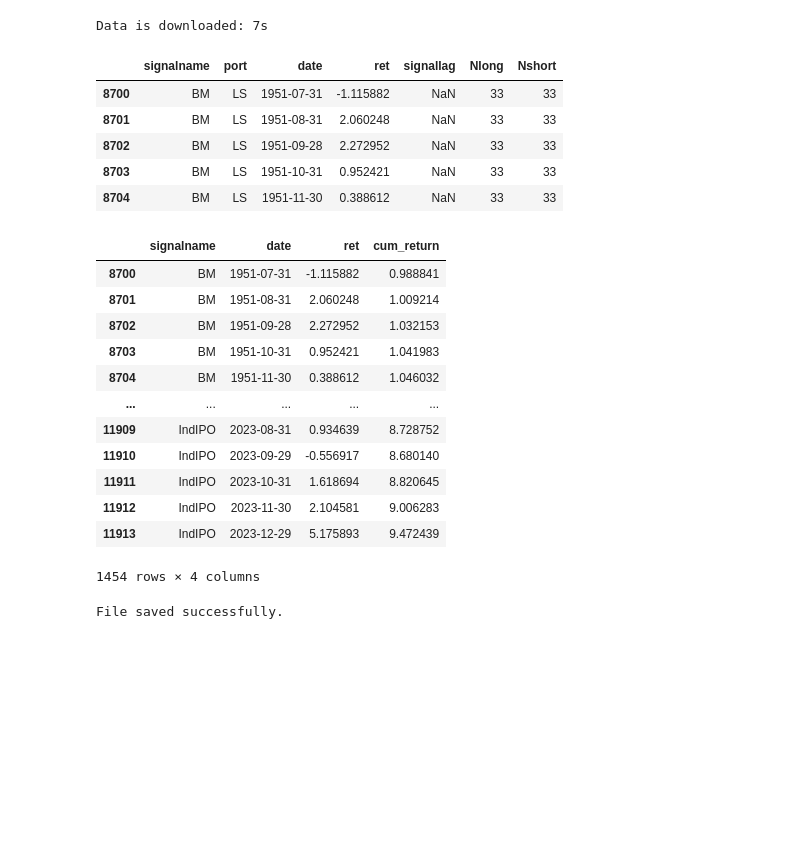
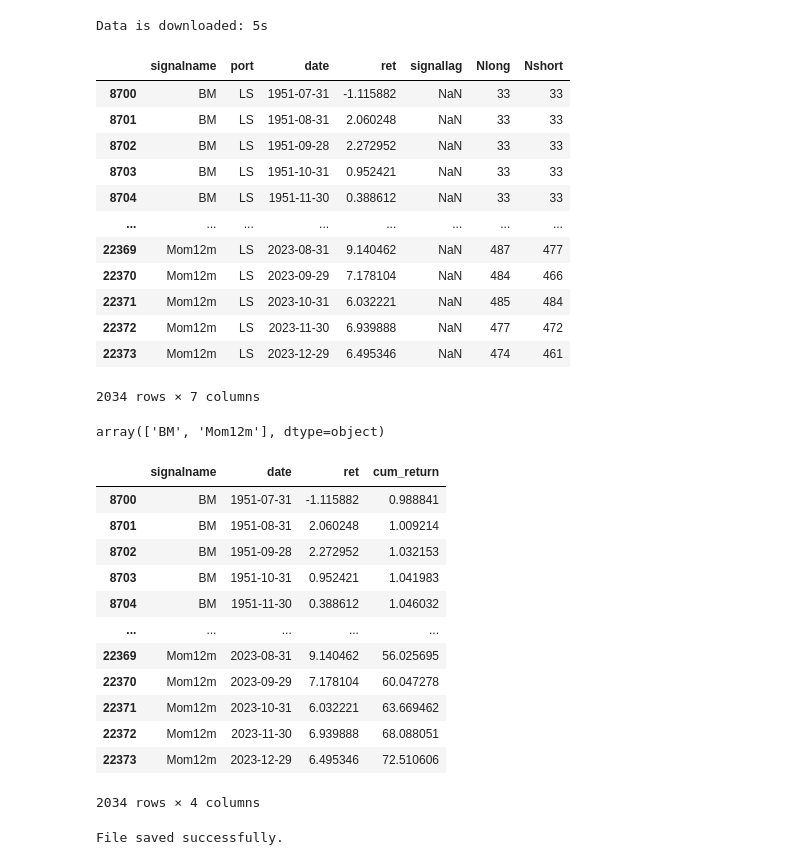
Before and after one commit to ank225git/lazy-prices_replication, a Jupyter notebook: util/get_OAP_data.ipynb, the cells around one changed output. Cells and saved outputs as stored; diff of their text form; code cells hidden in the pictures; blank space fills up the shorter version.

Commit message:
analysis done with new OAP signals

```diff
--- a/util/get_OAP_data.ipynb
+++ b/util/get_OAP_data.ipynb
@@ -1,32 +1,44 @@
 # %%
 import pandas as pd
 import openassetpricing as openap
 
 # Define the signals you want to download
-signallist = ['IndIPO', 'BM']
+# signallist = ['IndIPO', 'BM']
+signallist = ['BM', 'Mom12m']
 
 # Initialize OpenAssetPricing API object
 openap_obj = openap.OpenAP()
 
 # Download portfolio returns for the selected signals
 port_osap = openap_obj.dl_port('op', 'pandas', signallist)
 
 # Convert date column to datetime
 port_osap['date'] = pd.to_datetime(port_osap['date'])
 
 # Keep only long-short (LS) portfolios
 port_osap = port_osap[port_osap['port'] == 'LS']
 
 # Display the result
 port_osap
 # %% [output]
-Data is downloaded: 7s
+Data is downloaded: 5s
 |  | signalname | port | date | ret | signallag | Nlong | Nshort |
 | 8700 | BM | LS | 1951-07-31 | -1.115882 | NaN | 33 | 33 |
 | 8701 | BM | LS | 1951-08-31 | 2.060248 | NaN | 33 | 33 |
 | 8702 | BM | LS | 1951-09-28 | 2.272952 | NaN | 33 | 33 |
 | 8703 | BM | LS | 1951-10-31 | 0.952421 | NaN | 33 | 33 |
 | 8704 | BM | LS | 1951-11-30 | 0.388612 | NaN | 33 | 33 |
+| ... | ... | ... | ... | ... | ... | ... | ... |
+| 22369 | Mom12m | LS | 2023-08-31 | 9.140462 | NaN | 487 | 477 |
+| 22370 | Mom12m | LS | 2023-09-29 | 7.178104 | NaN | 484 | 466 |
+| 22371 | Mom12m | LS | 2023-10-31 | 6.032221 | NaN | 485 | 484 |
+| 22372 | Mom12m | LS | 2023-11-30 | 6.939888 | NaN | 477 | 472 |
+| 22373 | Mom12m | LS | 2023-12-29 | 6.495346 | NaN | 474 | 461 |
+2034 rows × 7 columns
+# %%
+port_osap['signalname'].unique()
+# %% [output]
+array(['BM', 'Mom12m'], dtype=object)
 # %%
 # Keep only relevant columns
 port_osap_clean = port_osap[['signalname', 'date', 'ret']].copy()
@@ -45,12 +57,12 @@ port_osap_clean
 | 8703 | BM | 1951-10-31 | 0.952421 | 1.041983 |
 | 8704 | BM | 1951-11-30 | 0.388612 | 1.046032 |
 | ... | ... | ... | ... | ... |
-| 11909 | IndIPO | 2023-08-31 | 0.934639 | 8.728752 |
-| 11910 | IndIPO | 2023-09-29 | -0.556917 | 8.680140 |
-| 11911 | IndIPO | 2023-10-31 | 1.618694 | 8.820645 |
-| 11912 | IndIPO | 2023-11-30 | 2.104581 | 9.006283 |
-| 11913 | IndIPO | 2023-12-29 | 5.175893 | 9.472439 |
+| 22369 | Mom12m | 2023-08-31 | 9.140462 | 56.025695 |
+| 22370 | Mom12m | 2023-09-29 | 7.178104 | 60.047278 |
+| 22371 | Mom12m | 2023-10-31 | 6.032221 | 63.669462 |
+| 22372 | Mom12m | 2023-11-30 | 6.939888 | 68.088051 |
+| 22373 | Mom12m | 2023-12-29 | 6.495346 | 72.510606 |
-1454 rows × 4 columns
+2034 rows × 4 columns
 # %%
 # Save the cleaned and processed DataFrame
 port_osap_clean.to_csv('../data/processed/OAP_signal_returns.csv', index=False)
```
Also changed, not shown: 1 other file.
